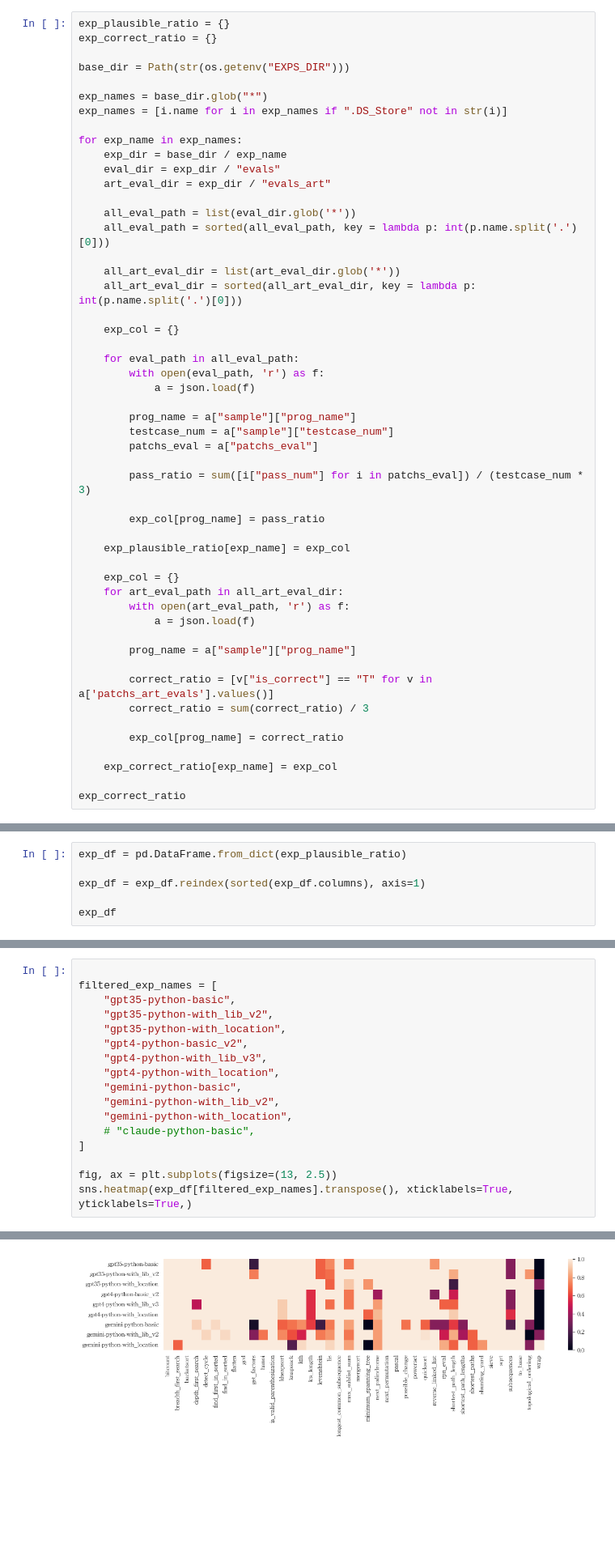
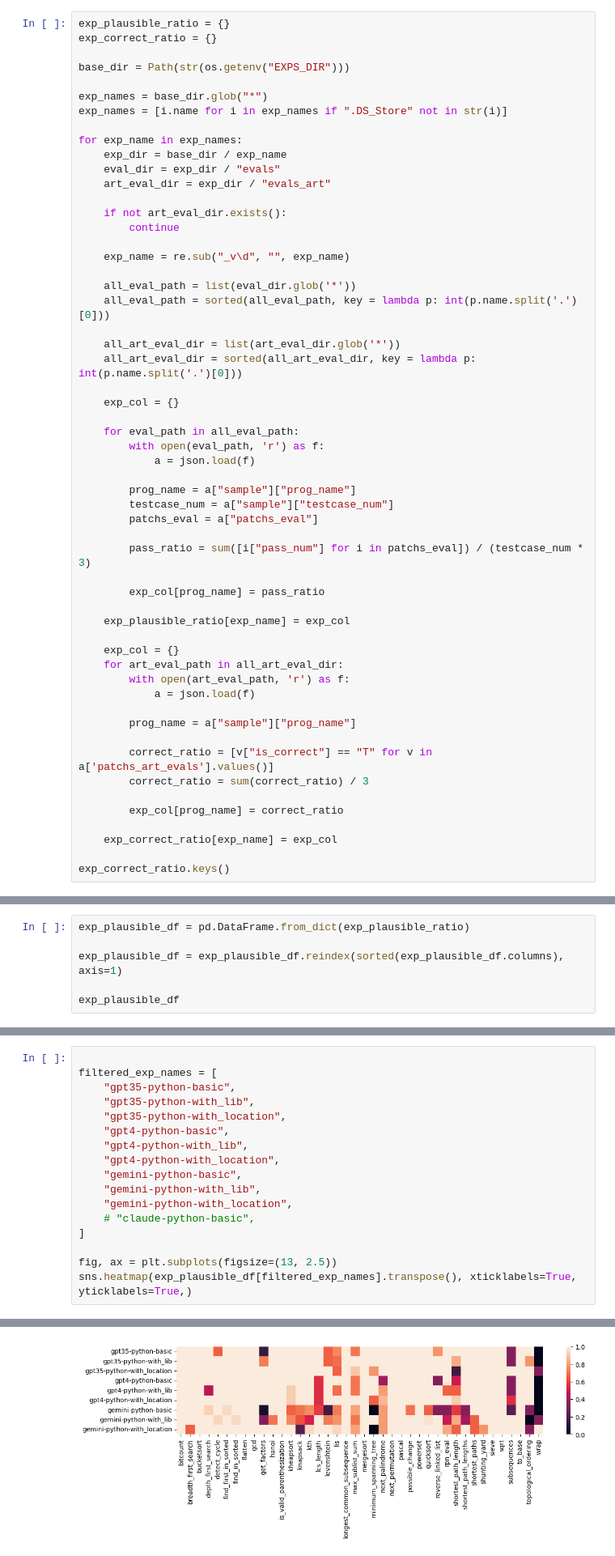
Before and after one commit to alan8365/LLM-dubug, a Jupyter notebook: src/plot.ipynb, the cells around one changed output, grey strips where cells are left out. Shown at 81% size. Cells and saved outputs as stored; diff of their text form; blank space fills up the shorter version.

```diff
--- a/src/plot.ipynb
+++ b/src/plot.ipynb
@@ -21,6 +24,11 @@ for exp_name in exp_names:
     exp_dir = base_dir / exp_name
     eval_dir = exp_dir / "evals"
     art_eval_dir = exp_dir / "evals_art"
+
+    if not art_eval_dir.exists():
+        continue
+
+    exp_name = re.sub("_v\d", "", exp_name)
 
     all_eval_path = list(eval_dir.glob('*'))
     all_eval_path = sorted(all_eval_path, key = lambda p: int(p.name.split('.')[0]))
@@ -58,5 +66,5 @@ for exp_name in exp_names:
 
     exp_correct_ratio[exp_name] = exp_col
 
-exp_correct_ratio
+exp_correct_ratio.keys()
 # %% [output]
@@ -163,7 +193,7 @@ correct_ratio_df
 # %%
-exp_df = pd.DataFrame.from_dict(exp_plausible_ratio)
+exp_plausible_df = pd.DataFrame.from_dict(exp_plausible_ratio)
 
-exp_df = exp_df.reindex(sorted(exp_df.columns), axis=1)
+exp_plausible_df = exp_plausible_df.reindex(sorted(exp_plausible_df.columns), axis=1)
 
-exp_df
+exp_plausible_df
 # %% [output]
@@ -268,20 +285,20 @@ sns.heatmap(exp_df.transpose(), xticklabels=True, yticklabels=True,)
 # %%
 
 filtered_exp_names = [
     "gpt35-python-basic",
-    "gpt35-python-with_lib_v2",
+    "gpt35-python-with_lib",
     "gpt35-python-with_location",
-    "gpt4-python-basic_v2",
-    "gpt4-python-with_lib_v3",
+    "gpt4-python-basic",
+    "gpt4-python-with_lib",
     "gpt4-python-with_location",
     "gemini-python-basic",
-    "gemini-python-with_lib_v2",
+    "gemini-python-with_lib",
     "gemini-python-with_location",
     # "claude-python-basic",
 ]
 
 fig, ax = plt.subplots(figsize=(13, 2.5))
-sns.heatmap(exp_df[filtered_exp_names].transpose(), xticklabels=True, yticklabels=True,)
+sns.heatmap(exp_plausible_df[filtered_exp_names].transpose(), xticklabels=True, yticklabels=True,)
 # %% [output]
 <Axes: >
-[figure, old version]
+[figure, new version]
```
Also changed, not shown: parts of 18 cells of this notebook, 3 other files.
